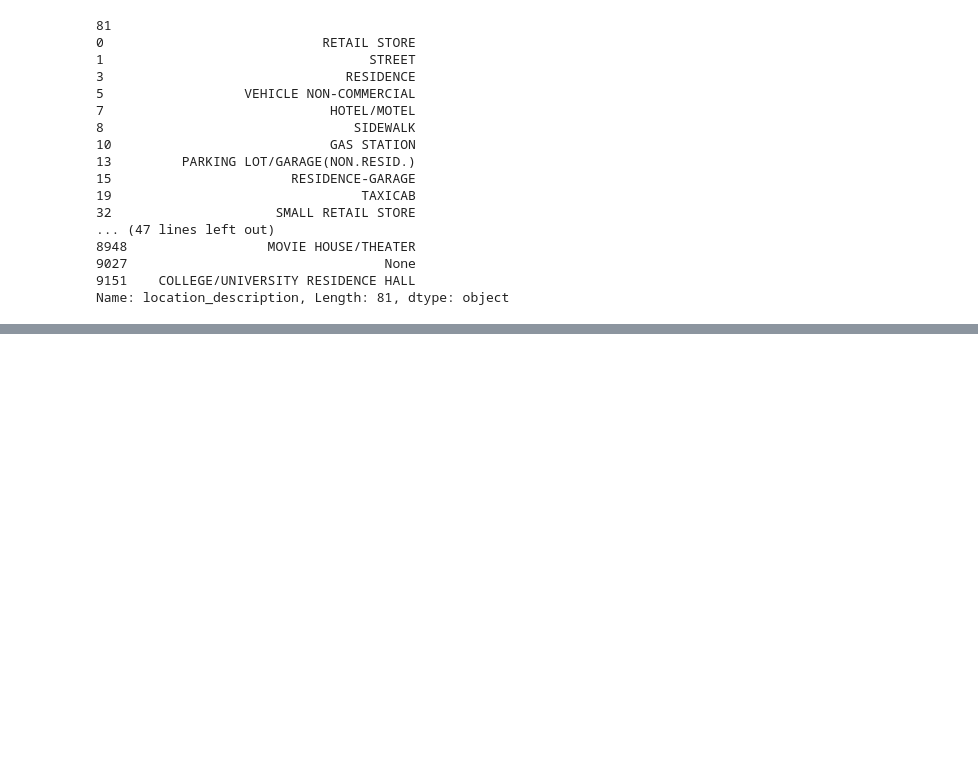
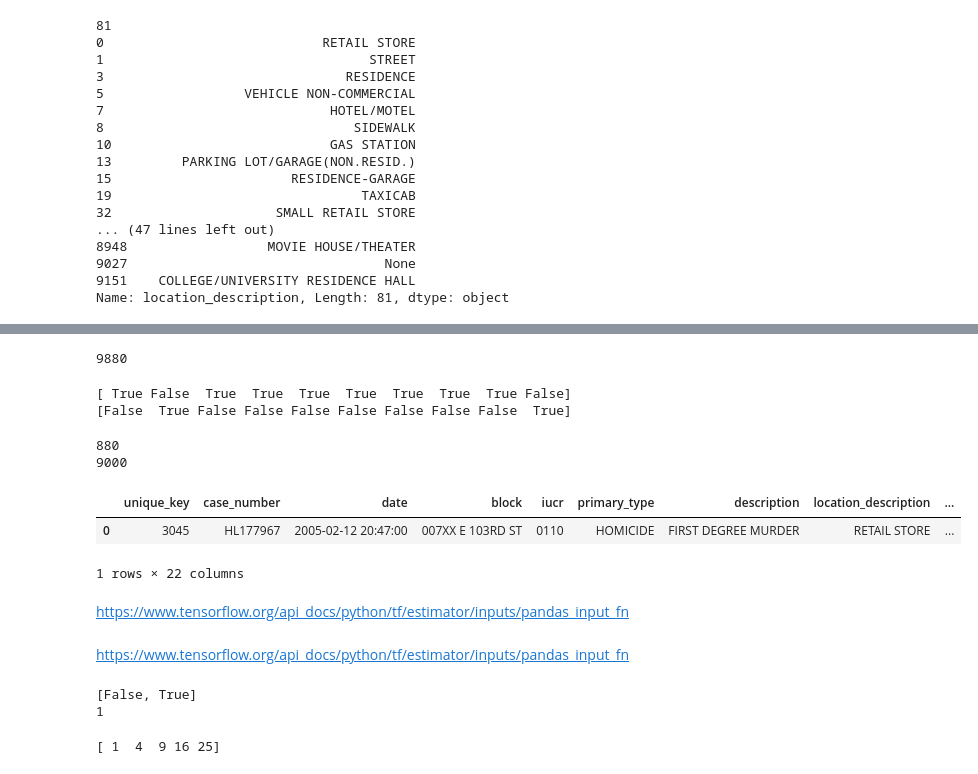
Before and after one commit to kojnp/PythonNotebooks, a Jupyter notebook: Andrei - Chicago Crime exploration.ipynb, the cells around one changed output, grey strips where cells are left out. Cells and saved outputs as stored; diff of their text form; code cells hidden in the pictures; blank space fills up the shorter version.

```diff
--- a/Andrei - Chicago Crime exploration.ipynb
+++ b/Andrei - Chicago Crime exploration.ipynb
@@ -379,0 +406,30 @@ We could first test a simple ML model: given primary_type, location_description
+# %%
+print(df3.shape[0])
+# %% [output]
+9880
+# %%
+############################## THIS
+import numpy as np
+np.random.seed(seed=1) #makes result reproducible
+
+msk = np.random.rand(10) < 0.5
+print(msk)
+print(~msk)
+# %% [output]
+[ True False  True  True  True  True  True  True  True False]
+[False  True False False False False False False False  True]
+# %%
+############################## THIS
+#keeping the last ones for
+testdf=df3[9000:]
+print(testdf.shape[0])
+df3new=df3[0:9000]
+print(df3new.shape[0])
+# %% [output]
+880
+9000
+# %%
+############################## THIS
+msk = np.random.rand(len(df3new)) < 0.8
+traindf = df3new[msk]
+evaldf = df3new[~msk]
@@ -379,0 +440,8 @@ We could first test a simple ML model: given primary_type, location_description
+# %%
+traindf.head(1)
+# %% [output]
+|  | unique_key | case_number | date | block | iucr | primary_type | description | location_description | ... |
+| 0 | 3045 | HL177967 | 2005-02-12 20:47:00 | 007XX E 103RD ST | 0110 | HOMICIDE | FIRST DEGREE MURDER | RETAIL STORE | ... |
+1 rows × 22 columns
+# %% [markdown]
+https://www.tensorflow.org/api_docs/python/tf/estimator/inputs/pandas_input_fn
@@ -379,0 +456,20 @@ We could first test a simple ML model: given primary_type, location_description
+# %% [markdown]
+https://www.tensorflow.org/api_docs/python/tf/estimator/inputs/pandas_input_fn
+# %%
+############################## THIS
+#https://stackoverflow.com/questions/3765533/python-array-with-string-indices
+#def input_fn_train: # returns x, y (where y represents label's class index).
+label_arrest_dict={True:0, False:1}
+print(label_arrest_dict.keys())
+print(label_arrest_dict[False])
+# %% [output]
+[False, True]
+1
+# %%
+import numpy as np
+x = np.array([1, 2, 3, 4, 5])
+f = lambda x: x ** 2
+squares = f(x)
+print(squares)
+# %% [output]
+[ 1  4  9 16 25]
```
Also changed, not shown: parts of 63 cells of this notebook, 1 other file.
